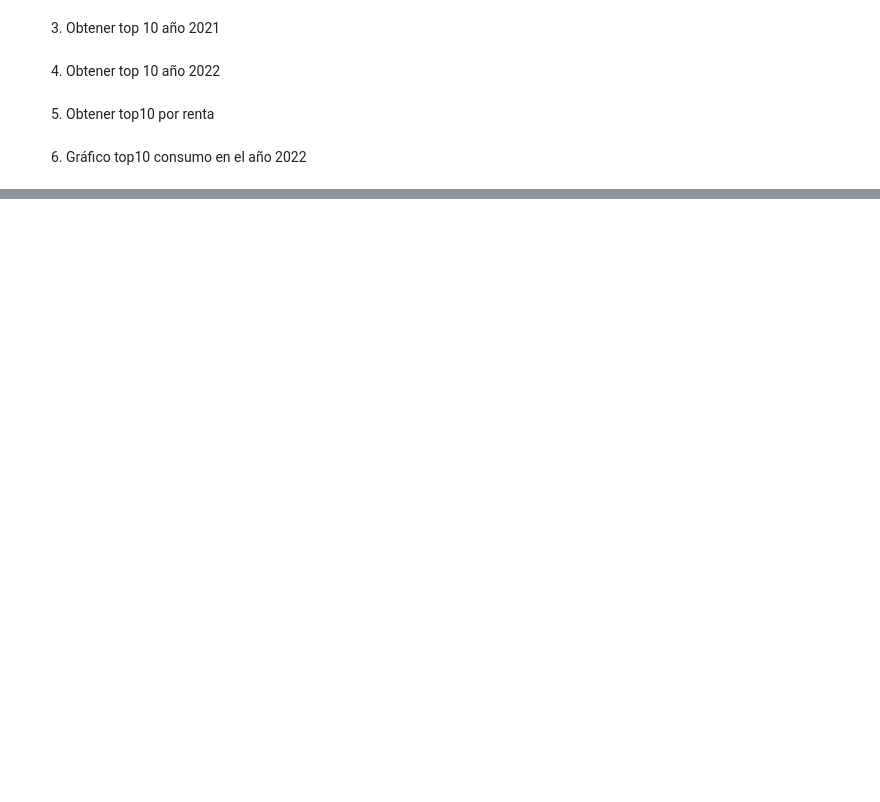
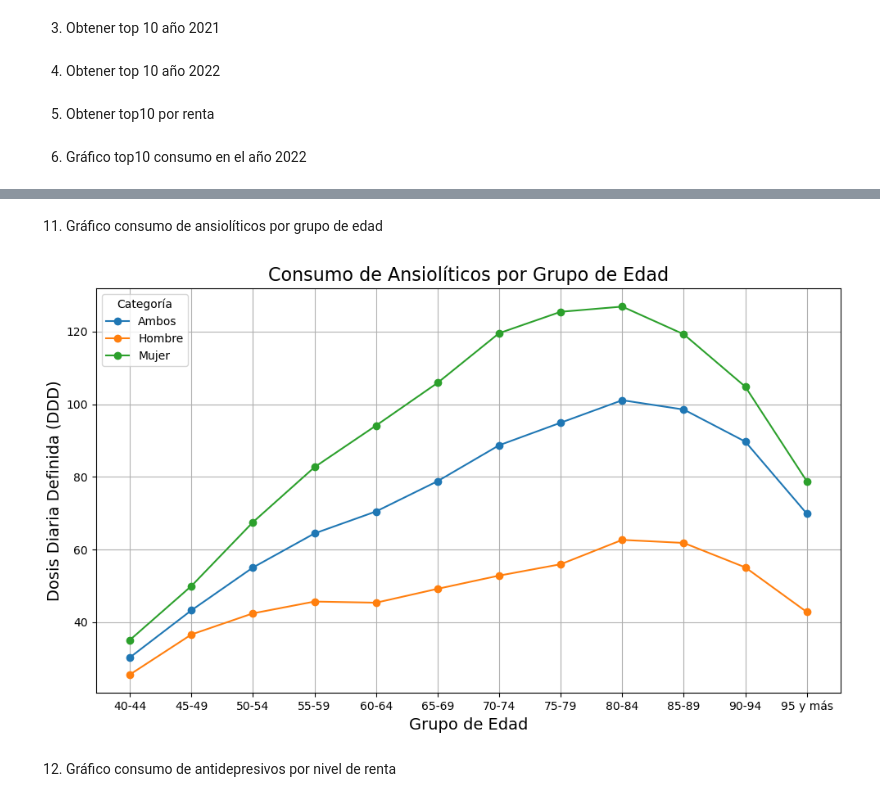
Before and after one commit to Rafa-Gamero/Project1, a Jupyter notebook: zonatrabajo.ipynb, the cells around one changed output, grey strips where cells are left out. Saved outputs shown, nothing was run; the diff lists cells and outputs as text; code cells hidden in the pictures; blank space fills up the shorter version.

```diff
--- a/zonatrabajo.ipynb
+++ b/zonatrabajo.ipynb
@@ -557,0 +122,8 @@ plt.show()
+# %% [markdown]
+11. Gráfico consumo de ansiolíticos por grupo de edad
+# %%
+graficar_consumo_ansioiticos(data_ansiloticos)
+# %% [output]
+[figure, added]
+# %% [markdown]
+12. Gráfico consumo de antidepresivos por nivel de renta
```
Also changed, not shown: parts of 43 cells of this notebook, 1 other file.
